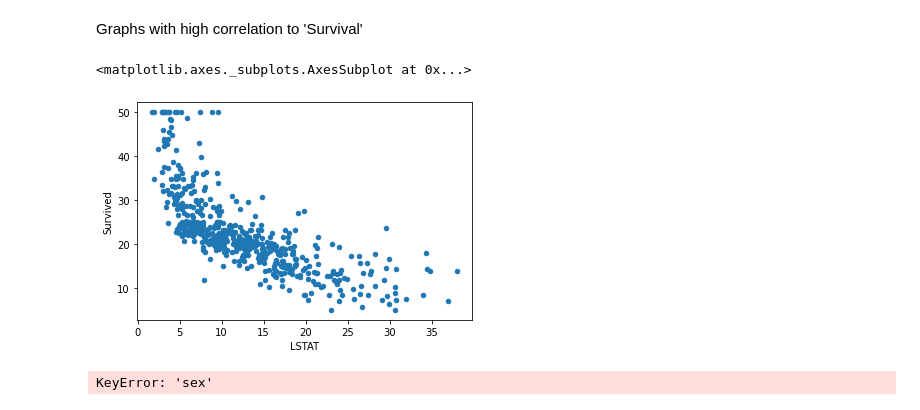
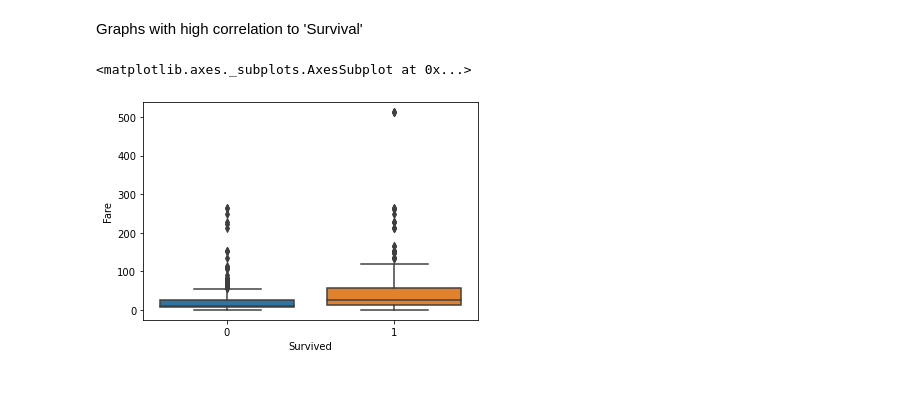
Before and after one commit to jtvkw2/Titanic-Data-Competiton, a Jupyter notebook: Titanic Data Competition.ipynb, the cells around one changed output. Drawn from its saved outputs; the diff is of its cells as text; code cells hidden in the pictures.

```diff
--- a/Titanic Data Competition.ipynb
+++ b/Titanic Data Competition.ipynb
@@ -63,0 +81,13 @@ train_data.head()
+# %%
+def dummyEncode(df):
+    columnsToEncode = list(df.select_dtypes(include=['category','object']))
+    le = LabelEncoder()
+    for feature in columnsToEncode:
+        try:
+            df[feature] = le.fit_transform(df[feature])
+        except:
+            print('Error encoding '+feature)
+    return df
+# %%
+train_data = dummyEncode(train_data)
+train_data.head()
@@ -93,12 +103,7 @@ relevant_features
 # %% [markdown]
 Graphs with high correlation to 'Survival'
-# %%
-#test_data.plot(x ='Fare', y='Pclass', kind = 'scatter')
-df.plot.scatter(x='LSTAT', y='Survived')
-# %% [output]
-<matplotlib.axes._subplots.AxesSubplot at 0x...>
-[figure, removed]
 # %%
-train_data.plot.box(x='Survived', y='Fare')
+sns.boxplot(x="Survived", y="Fare", data=train_data)
 # %% [output]
-KeyError: 'sex'
+<matplotlib.axes._subplots.AxesSubplot at 0x...>
+[figure, added]
```
Also changed, not shown: parts of 9 cells of this notebook.
